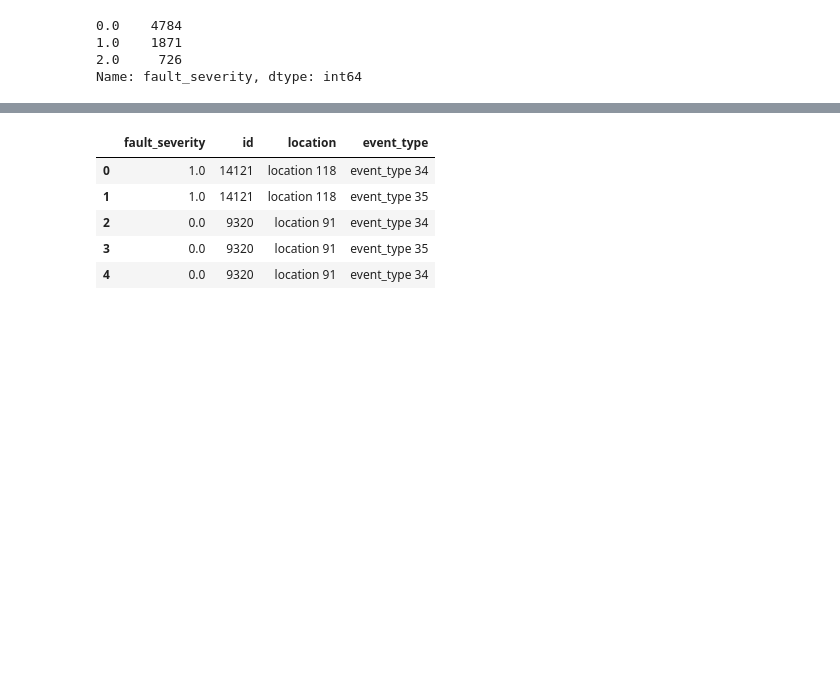
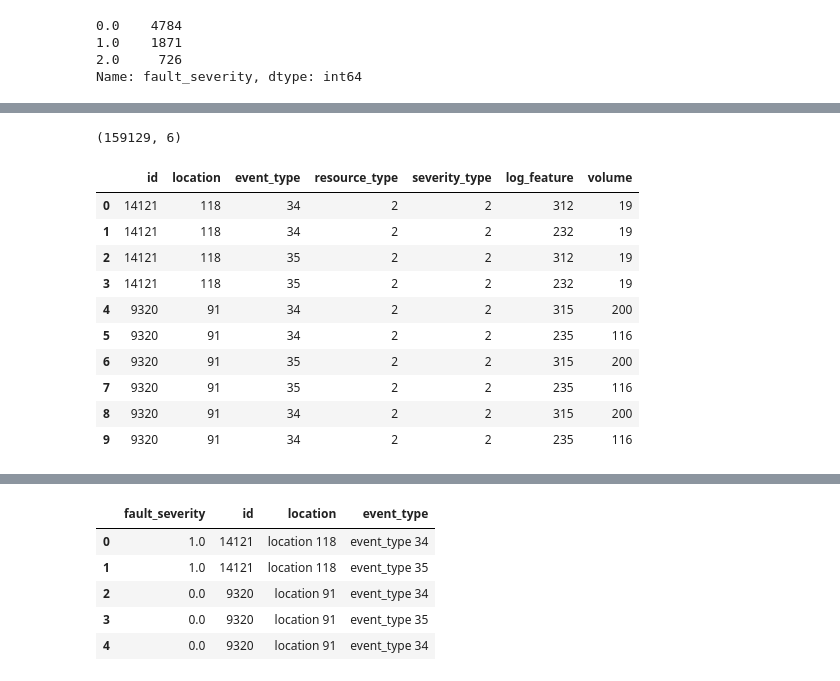
Before and after one commit to noguano/dsi_capstone, a Jupyter notebook: DSI US -5 ATX Capstone.ipynb, the cells around one changed output, grey strips where cells are left out. Cells and saved outputs as stored; diff of their text form; code cells hidden in the pictures; blank space fills up the shorter version.

```diff
--- a/DSI US -5 ATX Capstone.ipynb
+++ b/DSI US -5 ATX Capstone.ipynb
@@ -158,0 +165,7 @@ Name: fault_severity, dtype: int64
+# %%
+# Assign train and test sets, then encode the target vector with OneHotEncoder so we have three categories.
+train = train_orig
+test = test_orig
+num_train_data = train.shape[0]
+enc = OneHotEncoder(sparse=False)
+y = enc.fit_transform(train[['fault_severity']].as_matrix())
@@ -158,0 +189,5 @@ Name: fault_severity, dtype: int64
+# %%
+# Now, prepare and combine the data sets, and get only the integers from 'location'
+train_test = train.drop(['fault_severity'],axis=1)
+train_test = train_test.append(test,ignore_index=True)
+train_test['location'] = train_test.location.map(lambda x: re.findall(r'\d+',x)[0])
@@ -158,0 +203,9 @@ Name: fault_severity, dtype: int64
+# %%
+# Next, join all the other data tables, on 'id', and get only the integers from the data columns
+data = event_type.merge(resource_type, on = 'id', how = 'inner')
+data = data.merge(severity_type, on = 'id', how = 'inner')
+data = data.merge(log_feature, on = 'id', how = 'inner')
+data['severity_type'] = data.severity_type.map(lambda x: re.findall(r'\d+',x)[0])
+data['log_feature'] = data.log_feature.map(lambda x: re.findall(r'\d+',x)[0])
+data['event_type'] = data.event_type.map(lambda x: re.findall(r'\d+',x)[0])
+data['resource_type'] = data.resource_type.map(lambda x: re.findall(r'\d+',x)[0])
@@ -158,0 +221,20 @@ Name: fault_severity, dtype: int64
+# %%
+data.shape
+# %% [output]
+(159129, 6)
+# %%
+# Now let's create that monolithic dataframe
+all_data = pd.merge(train_test, data, on='id', how='inner')
+all_data.head(10)
+# %% [output]
+|  | id | location | event_type | resource_type | severity_type | log_feature | volume |
+| 0 | 14121 | 118 | 34 | 2 | 2 | 312 | 19 |
+| 1 | 14121 | 118 | 34 | 2 | 2 | 232 | 19 |
+| 2 | 14121 | 118 | 35 | 2 | 2 | 312 | 19 |
+| 3 | 14121 | 118 | 35 | 2 | 2 | 232 | 19 |
+| 4 | 9320 | 91 | 34 | 2 | 2 | 315 | 200 |
+| 5 | 9320 | 91 | 34 | 2 | 2 | 235 | 116 |
+| 6 | 9320 | 91 | 35 | 2 | 2 | 315 | 200 |
+| 7 | 9320 | 91 | 35 | 2 | 2 | 235 | 116 |
+| 8 | 9320 | 91 | 34 | 2 | 2 | 315 | 200 |
+| 9 | 9320 | 91 | 34 | 2 | 2 | 235 | 116 |
```
Also changed, not shown: parts of 30 cells of this notebook, 1 other file.
